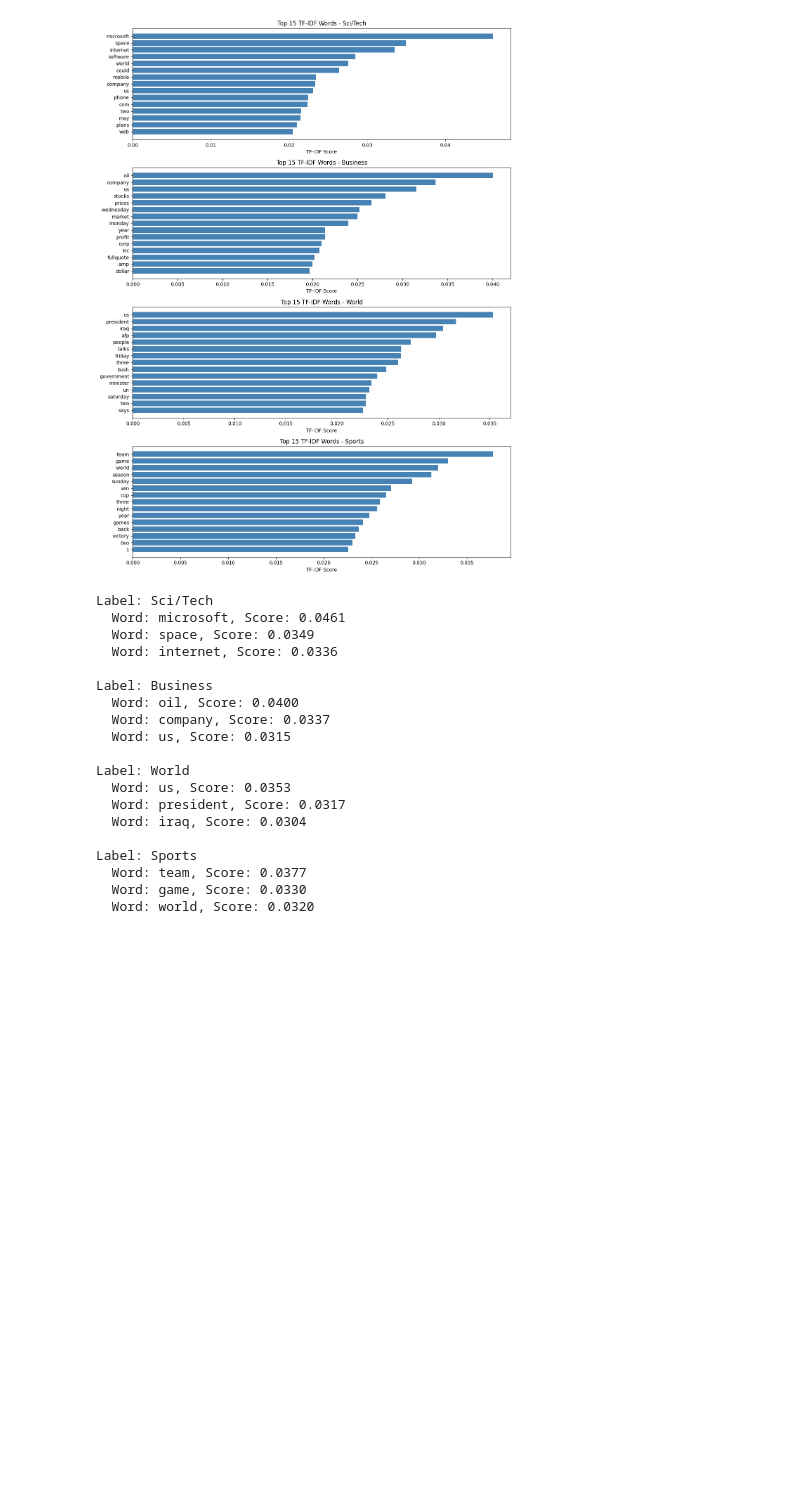
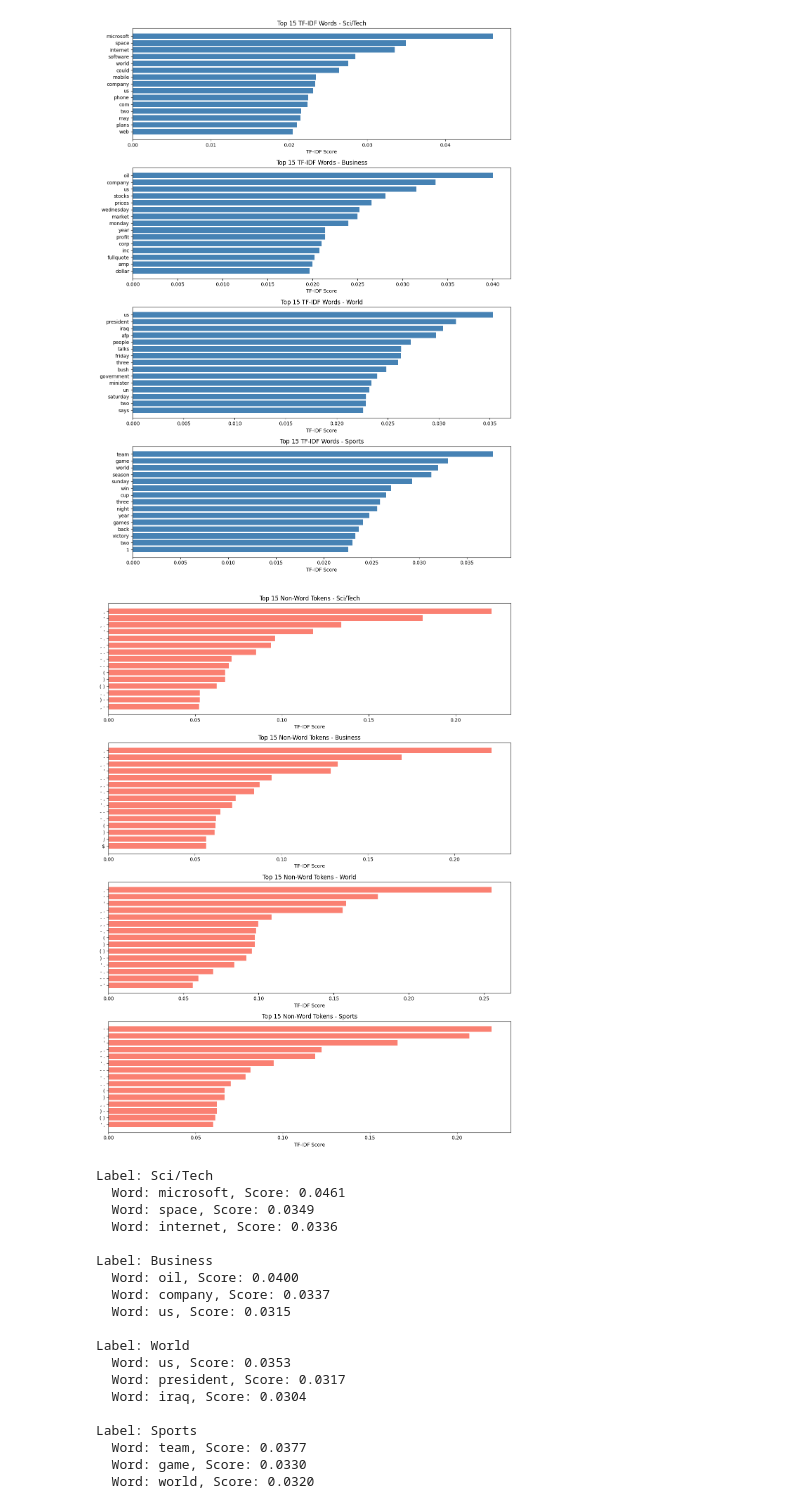
Before and after one commit to ponderingpenguins/natural-language-processing, a Jupyter notebook: assignment3/src/data-exploration.ipynb, the cells around one changed output. Saved outputs shown, nothing was run; the diff lists cells and outputs as text; code cells hidden in the pictures; blank space fills up the shorter version.

```diff
--- a/assignment3/src/data-exploration.ipynb
+++ b/assignment3/src/data-exploration.ipynb
@@ -89,6 +114,49 @@ plt.show()
 [nltk_data]     /Users/sigurdurhaukur/nltk_data...
 [nltk_data]   Package stopwords is already up-to-date!
 [figure]
+# %%
+# TF-IDF on non-words. Just for fun, to see if there are any patterns in the punctuation or special characters. We can also use this to identify any "poisonous" tokens that might be leaking information about the labels.
+
+# Don't count regular punctuation
+
+tfidf_scores_non_words = {}
+for label, texts in texts_by_label.items():
+    texts = [re.sub(r"\w+", "", text) for text in texts] # Remove words, keep only non-word tokens
+    texts = [text for text in texts if text.strip()] # Remove empty texts
+    vectorizer = TfidfVectorizer(
+        stop_words=list(custom_stops),
+        token_pattern=r"\S", # Keep only non-whitespace characters
+        lowercase=False,
+        max_features=100,
+        min_df=5,
+        max_df=0.8,
+        ngram_range=(1, 2)
+
+    )
+    tfidf_matrix = vectorizer.fit_transform(texts)
+    avg_tfidf = np.asarray(tfidf_matrix.mean(axis=0)).flatten()
+    vocab = vectorizer.get_feature_names_out()
+    tfidf_scores_non_words[label] = list(zip(vocab, avg_tfidf))
+    tfidf_scores_non_words[label].sort(key=lambda x: x[1], reverse=True)
+
+# Plot distribution of non-word tokens
+num_labels = len(tfidf_scores_non_words)
+fig, axes = plt.subplots(num_labels, 1, figsize=(12, 4 * num_labels))
+if num_labels == 1:
+    axes = [axes]
+for idx, (label, scores) in enumerate(tfidf_scores_non_words.items()):
+    label_str = dataset_cfg.dataset.label_mapping[label + 1]
+    top_tokens = scores[:15]
+    tokens, tfidf_vals = zip(*top_tokens)
+    axes[idx].barh(tokens, tfidf_vals, color="salmon")
+    axes[idx].set_xlabel("TF-IDF Score")
+    axes[idx].set_title(f"Top 15 Non-Word Tokens - {label_str}")
+    axes[idx].invert_yaxis()
+
+plt.tight_layout()
+plt.show()
+# %% [output]
+[figure, added]
 # %%
 # Save TF-IDF scores per label to a file
 import json
```
Also changed, not shown: parts of 3 cells of this notebook, 20 other files.
